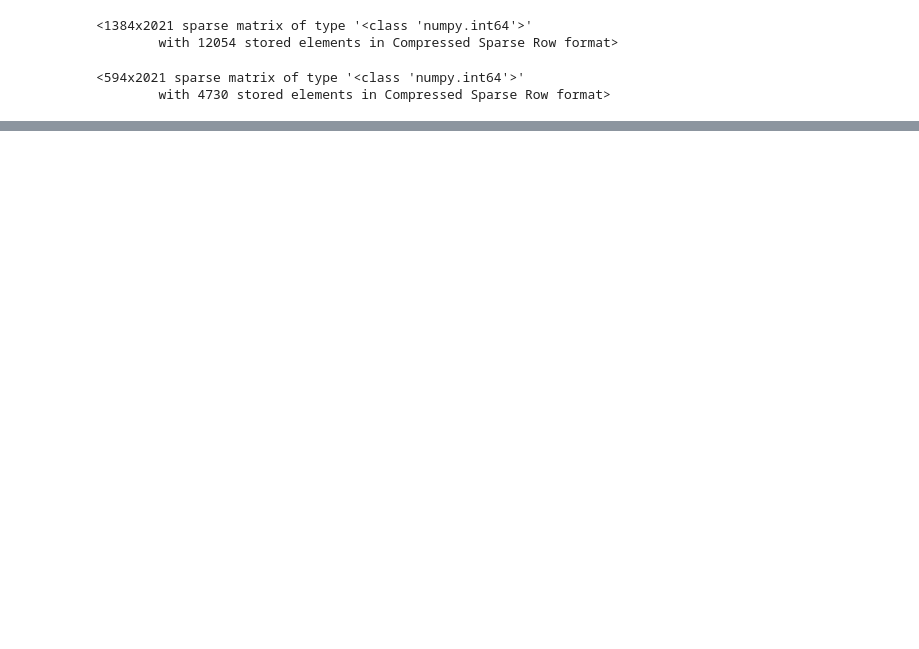
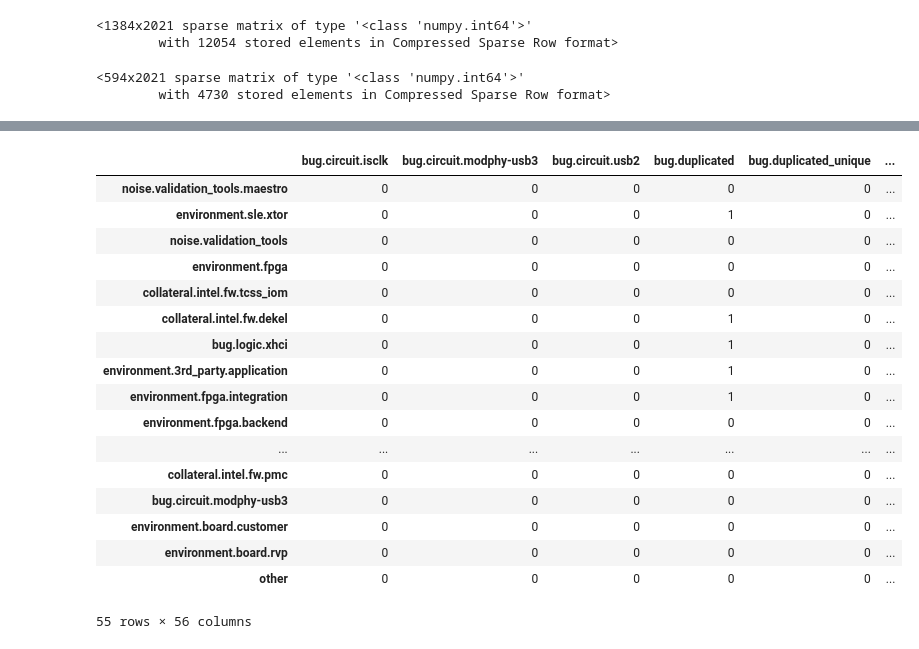
Before and after one commit to NicoleNL/ML-Track, a Jupyter notebook: Similarity_analytics_20210921.ipynb, the cells around one changed output, grey strips where cells are left out. Cells and saved outputs as stored; diff of their text form; code cells hidden in the pictures; blank space fills up the shorter version.

```diff
--- a/Similarity_analytics_20210921.ipynb
+++ b/Similarity_analytics_20210921.ipynb
@@ -1184,0 +1260,14 @@ cf_matrix
+# %%
+# fitting random forest to the training set
+from sklearn.ensemble import RandomForestClassifier
+
+# fit the training dataset on the classifier
+model = RandomForestClassifier(random_state = 42)
+model.fit(X_train, y_train)
+
+# predict the labels on validation dataset
+y_pred = model.predict(X_test)
+
+# % of correctly predicted
+print('Overall accuracy achieved is ' + str(round(metrics.accuracy_score(y_test, y_pred)*100,2)) + "%")
+print("Classification report:\n", metrics.classification_report(y_test, y_pred,zero_division=0))
@@ -1185,3 +1292,38 @@ cf_matrix
+# %%
+#confusion matrix with accuracies for each label
+class_accuracies = []
+
+for class_ in y_test.sort_values(ascending= True).unique():
+    class_acc = round(np.mean(y_pred[y_test == class_] == class_)*100,2)
+    class_accuracies.append(class_acc)
+class_acc = pd.DataFrame(class_accuracies,index=y_test.sort_values(ascending= True).unique(),columns= ["Accuracy %"])
+
+cf_matrix = pd.DataFrame(
+    metrics.confusion_matrix(y_test, y_pred, labels= y_test.sort_values(ascending= True).unique()),
+    index=y_test.sort_values(ascending= True).unique(),
+    columns=y_test.sort_values(ascending= True).unique()
+)
+cf_matrix = pd.concat([cf_matrix,class_acc],axis=1).sort_values(by=['Accuracy %'], ascending=False)
+cf_matrix
+# %% [output]
+|  | bug.circuit.isclk | bug.circuit.modphy-usb3 | bug.circuit.usb2 | bug.duplicated | bug.duplicated_unique | ... |
+| noise.validation_tools.maestro | 0 | 0 | 0 | 0 | 0 | ... |
+| environment.sle.xtor | 0 | 0 | 0 | 1 | 0 | ... |
+| noise.validation_tools | 0 | 0 | 0 | 0 | 0 | ... |
+| environment.fpga | 0 | 0 | 0 | 0 | 0 | ... |
+| collateral.intel.fw.tcss_iom | 0 | 0 | 0 | 0 | 0 | ... |
+| collateral.intel.fw.dekel | 0 | 0 | 0 | 1 | 0 | ... |
+| bug.logic.xhci | 0 | 0 | 0 | 1 | 0 | ... |
+| environment.3rd_party.application | 0 | 0 | 0 | 1 | 0 | ... |
+| environment.fpga.integration | 0 | 0 | 0 | 1 | 0 | ... |
+| environment.fpga.backend | 0 | 0 | 0 | 0 | 0 | ... |
+| ... | ... | ... | ... | ... | ... | ... |
+| collateral.intel.fw.pmc | 0 | 0 | 0 | 0 | 0 | ... |
+| bug.circuit.modphy-usb3 | 0 | 0 | 0 | 0 | 0 | ... |
+| environment.board.customer | 0 | 0 | 0 | 0 | 0 | ... |
+| environment.board.rvp | 0 | 0 | 0 | 0 | 0 | ... |
+| other | 0 | 0 | 0 | 0 | 0 | ... |
+55 rows × 56 columns
 # %%
 #Non negative matrix factorization
 # df3 = df.copy()
```
Also changed, not shown: parts of 14 cells of this notebook.
